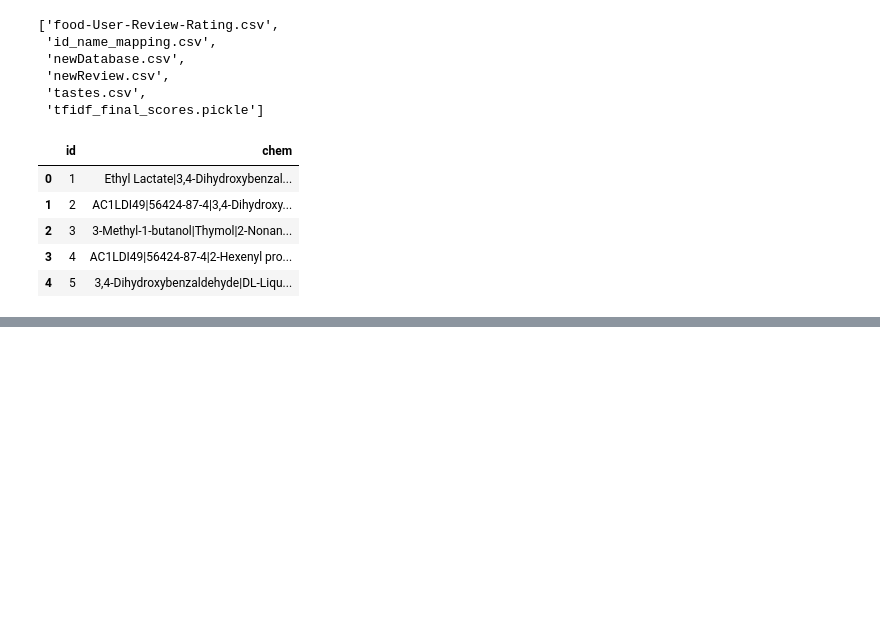
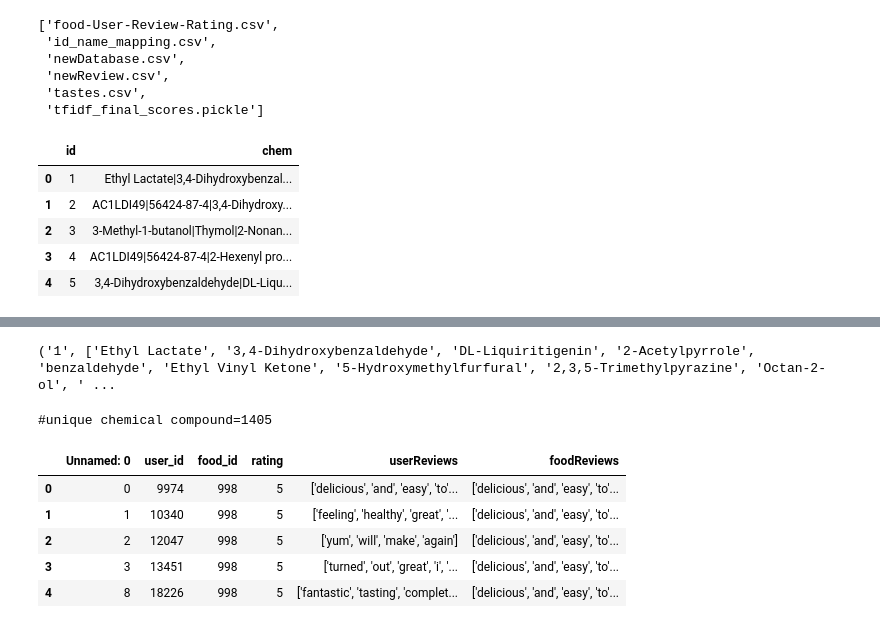
Before and after one commit to SKsaqlain/Flavour-Enhanced-Food-Recommendation, a Jupyter notebook: code/flavonoidsAnalysis.ipynb, the cells around one changed output, grey strips where cells are left out. Drawn from its saved outputs; the diff is of its cells as text; code cells hidden in the pictures; blank space fills up the shorter version.

```diff
--- a/code/flavonoidsAnalysis.ipynb
+++ b/code/flavonoidsAnalysis.ipynb
@@ -67,0 +78,21 @@ print(len(allChem))
+# %%
+flavanoidDB={}
+for i in range(rawData.shape[0]):
+    flavanoidDB[str(rawData.id[i])]=rawData.flavanoids[i].split("|")
+print(list(flavanoidDB.items())[0])
+# %% [output]
+('1', ['Ethyl Lactate', '3,4-Dihydroxybenzaldehyde', 'DL-Liquiritigenin', '2-Acetylpyrrole', 'benzaldehyde', 'Ethyl Vinyl Ketone', '5-Hydroxymethylfurfural', '2,3,5-Trimethylpyrazine', 'Octan-2-ol', ' ...
+# %%
+print("#unique chemical compound={}".format(len(allChem)))
+# %% [output]
+#unique chemical compound=1405
+# %%
+rawData=pd.read_csv("../dataset/Utilities/unembedded_grouped_cleaned_data.csv")
+rawData.head()
+# %% [output]
+|  | Unnamed: 0 | user_id | food_id | rating | userReviews | foodReviews |
+| 0 | 0 | 9974 | 998 | 5 | ['delicious', 'and', 'easy', 'to'... | ['delicious', 'and', 'easy', 'to'... |
+| 1 | 1 | 10340 | 998 | 5 | ['feeling', 'healthy', 'great', '... | ['delicious', 'and', 'easy', 'to'... |
+| 2 | 2 | 12047 | 998 | 5 | ['yum', 'will', 'make', 'again'] | ['delicious', 'and', 'easy', 'to'... |
+| 3 | 3 | 13451 | 998 | 5 | ['turned', 'out', 'great', 'i', '... | ['delicious', 'and', 'easy', 'to'... |
+| 4 | 8 | 18226 | 998 | 5 | ['fantastic', 'tasting', 'complet... | ['delicious', 'and', 'easy', 'to'... |
```
Also changed, not shown: parts of 8 cells of this notebook, 1 other file.
